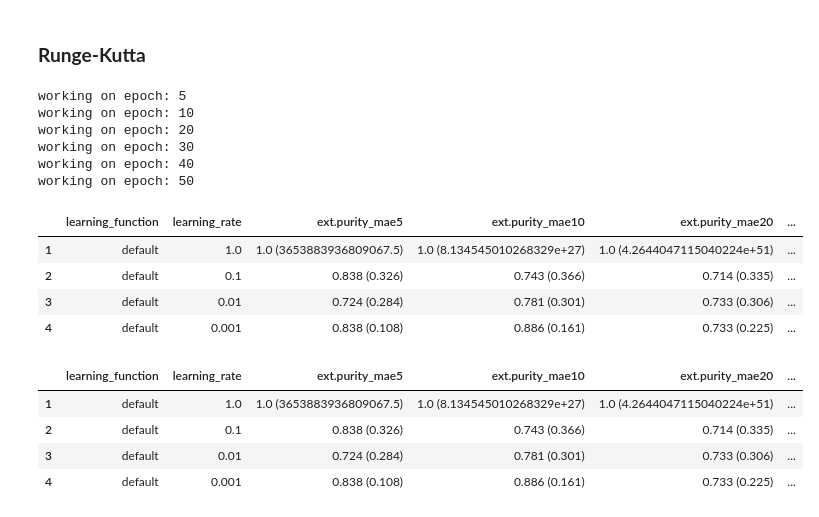
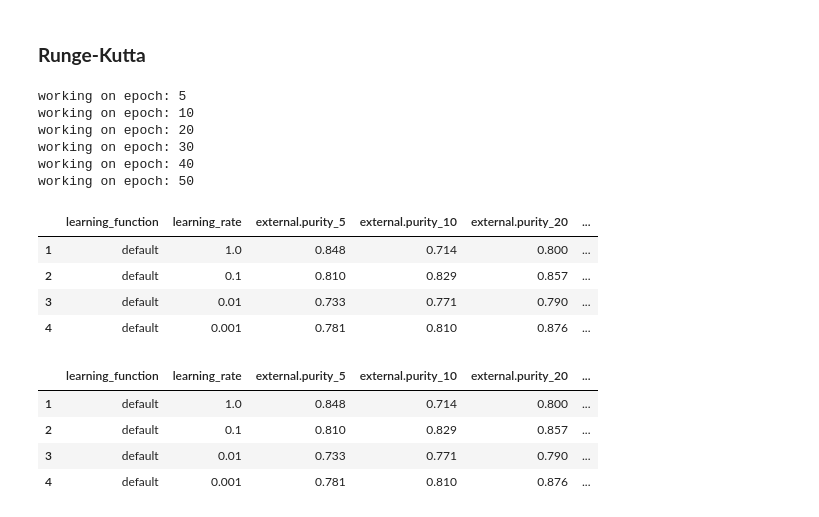
Before and after one commit to richardjonker2000/TMBD-Project-3, a Jupyter notebook: SOM1A.ipynb, the cells around one changed output. Saved outputs shown, nothing was run; the diff lists cells and outputs as text; code cells hidden in the pictures.

```diff
--- a/SOM1A.ipynb
+++ b/SOM1A.ipynb
@@ -220,7 +224,14 @@ weights = np.array(
 # %% [markdown]
 ### **EULER METHOD**
 # %%
-#
+"""
+Implementation of Euler method with the approximation function. (estimatesd MAE in brackets)
+
+purity accuracy decreases with smaller learning rates.
+for larger epochs, we record higher accuracy purity.
+
+estimated absolute errors also decrease for smaller learning rates.
+"""
 # extract columns
 lrs_ = [_[0] for _ in lrs_lfs]
 lfs_ = [_[1] for _ in lrs_lfs]
@@ -234,7 +245,7 @@ show_updates = False
 # main runs
 for epoch in epochs:
     print('working on epoch:', epoch)
-    data.update({f'ext.purity_mae{epoch}': []})  # updating dataframe
+    data.update({f'external.purity_{epoch}': []})  # updating dataframe
 
     for lr, lf in lrs_lfs:
         lr = lr.astype('float64')
@@ -254,17 +265,15 @@ for epoch in epochs:
 
         # combine external purity with computed mean-absolute-error
         ext_purity = round(external_purity(joined_df), 3)
-        mae = round(np.mean(np.abs(agri_som.approx_net-agri_som.net)), 3)
-        pur_mae = f'{ext_purity} ({mae})'
 
-        data[f'ext.purity_mae{epoch}'].append(pur_mae)
+        data[f'external.purity_{epoch}'].append(ext_purity)
 
         if show_updates:
             print(f'lr:{lr}, lrf:{lf} done!')
 
 
 results_df = pd.DataFrame(data, index=range(1, len(lrs_lfs)+1))
-results_df
+results_df.head()
 # %% [output]
 working on epoch: 5
 working on epoch: 10
@@ -302,53 +319,51 @@ data = {
 # main runs
 for epoch in epochs:
     print('working on epoch:', epoch)
-    data.update({f'ext.purity_mae{epoch}': []})
+    data.update({f'external.purity_{epoch}': []})
 
     for lr, lf in lrs_lfs:
         lr = lr.astype('float64')
 
         agri_som = SOM(3,3,3)  # initialization
         agri_som.set_weights(weights.copy())
 
         agri_som.train(trunc_data.values,
             num_epochs=epoch,
             init_learning_rate=lr,
             lr_decay_function=lf,
             show_plot=False,
             method = 'runge-kutta'
             )
         joined_df = arrange_data(agri_som)
         # visualize(joined_df, lr, lf, agri_som)
 
         # combine external purity with computed mean-absolute-error
         ext_purity = round(external_purity(joined_df), 3)
-        mae = round(np.mean(np.abs(agri_som.approx_net-agri_som.net)), 3)
-        pur_mae = f'{ext_purity} ({mae})'
 
-        data[f'ext.purity_mae{epoch}'].append(pur_mae)
+        data[f'external.purity_{epoch}'].append(ext_purity)
 
         if show_updates:
             print(f'lr:{lr}, lrf:{lf} done!')
 
 results_df_rk = pd.DataFrame(data, index=range(1, len(lrs_lfs)+1))
-results_df_rk
+results_df_rk.head()
 # %% [output]
 working on epoch: 5
 working on epoch: 10
 working on epoch: 20
 working on epoch: 30
 working on epoch: 40
 working on epoch: 50
-|  | learning_function | learning_rate | ext.purity_mae5 | ext.purity_mae10 | ext.purity_mae20 | ... |
-| 1 | default | 1.0 | 1.0 (3653883936809067.5) | 1.0 (8.134545010268329e+27) | 1.0 (4.2644047115040224e+51) | ... |
-| 2 | default | 0.1 | 0.838 (0.326) | 0.743 (0.366) | 0.714 (0.335) | ... |
-| 3 | default | 0.01 | 0.724 (0.284) | 0.781 (0.301) | 0.733 (0.306) | ... |
-| 4 | default | 0.001 | 0.838 (0.108) | 0.886 (0.161) | 0.733 (0.225) | ... |
+|  | learning_function | learning_rate | external.purity_5 | external.purity_10 | external.purity_20 | ... |
+| 1 | default | 1.0 | 0.848 | 0.714 | 0.800 | ... |
+| 2 | default | 0.1 | 0.810 | 0.829 | 0.857 | ... |
+| 3 | default | 0.01 | 0.733 | 0.771 | 0.790 | ... |
+| 4 | default | 0.001 | 0.781 | 0.810 | 0.876 | ... |
 # %%
 results_df_rk
 # %% [output]
-|  | learning_function | learning_rate | ext.purity_mae5 | ext.purity_mae10 | ext.purity_mae20 | ... |
-| 1 | default | 1.0 | 1.0 (3653883936809067.5) | 1.0 (8.134545010268329e+27) | 1.0 (4.2644047115040224e+51) | ... |
-| 2 | default | 0.1 | 0.838 (0.326) | 0.743 (0.366) | 0.714 (0.335) | ... |
-| 3 | default | 0.01 | 0.724 (0.284) | 0.781 (0.301) | 0.733 (0.306) | ... |
-| 4 | default | 0.001 | 0.838 (0.108) | 0.886 (0.161) | 0.733 (0.225) | ... |
+|  | learning_function | learning_rate | external.purity_5 | external.purity_10 | external.purity_20 | ... |
+| 1 | default | 1.0 | 0.848 | 0.714 | 0.800 | ... |
+| 2 | default | 0.1 | 0.810 | 0.829 | 0.857 | ... |
+| 3 | default | 0.01 | 0.733 | 0.771 | 0.790 | ... |
+| 4 | default | 0.001 | 0.781 | 0.810 | 0.876 | ... |
```
Also changed, not shown: parts of 8 cells of this notebook, 6 other files.
